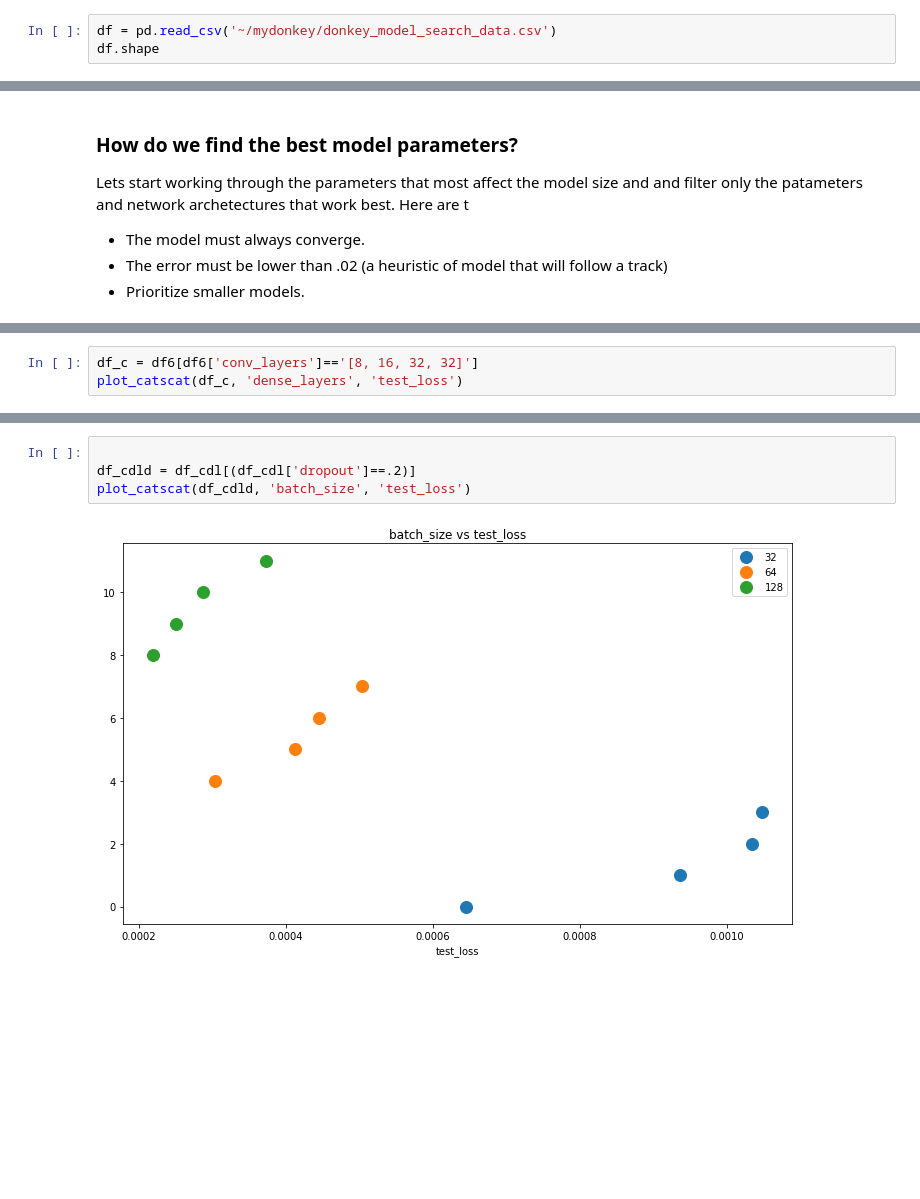
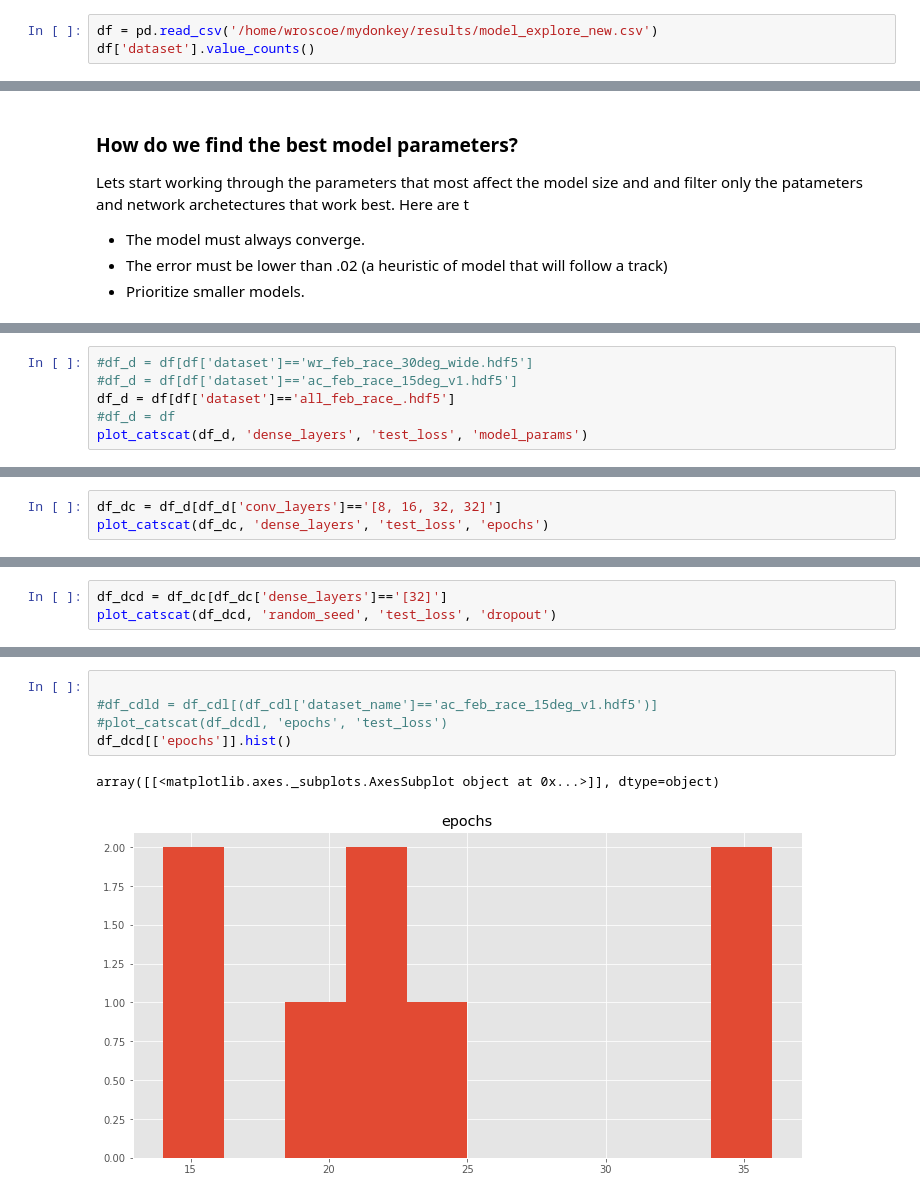
Before and after one commit to wroscoe/notebooks, a Jupyter notebook: Donkey Model Exploration.ipynb, the cells around one changed output, grey strips where cells are left out. Saved outputs shown, nothing was run; the diff lists cells and outputs as text; blank space fills up the shorter version.

```diff
--- a/Donkey Model Exploration.ipynb
+++ b/Donkey Model Exploration.ipynb
@@ -66,6 +64,6 @@ I don't have a great intution about neural network archetectures so I decided to
 # %% [markdown]
 ## Get the test results
 # %%
-df = pd.read_csv('~/mydonkey/donkey_model_search_data.csv')
-df.shape
+df = pd.read_csv('/home/wroscoe/mydonkey/results/model_explore_new.csv')
+df['dataset'].value_counts()
 # %% [output]
@@ -134,0 +147,6 @@ plot_catscat(df, 'conv_layers', 'test_loss')
+# %%
+#df_d = df[df['dataset']=='wr_feb_race_30deg_wide.hdf5']
+#df_d = df[df['dataset']=='ac_feb_race_15deg_v1.hdf5']
+df_d = df[df['dataset']=='all_feb_race_.hdf5']
+#df_d = df
+plot_catscat(df_d, 'dense_layers', 'test_loss', 'model_params')
@@ -135,4 +160,4 @@ plot_catscat(df, 'conv_layers', 'test_loss')
 # %%
-df_c = df6[df6['conv_layers']=='[8, 16, 32, 32]']
-plot_catscat(df_c, 'dense_layers', 'test_loss')
+df_dc = df_d[df_d['conv_layers']=='[8, 16, 32, 32]']
+plot_catscat(df_dc, 'dense_layers', 'test_loss', 'epochs')
 # %% [output]
@@ -149,0 +165,3 @@ plot_catscat(df_cdl, 'dataset', 'test_loss')
+# %%
+df_dcd = df_dc[df_dc['dense_layers']=='[32]']
+plot_catscat(df_dcd, 'random_seed', 'test_loss', 'dropout')
@@ -150,6 +174,8 @@ plot_catscat(df_cdl, 'dataset', 'test_loss')
 # %%
 
-df_cdld = df_cdl[(df_cdl['dropout']==.2)]
-plot_catscat(df_cdld, 'batch_size', 'test_loss')
+#df_cdld = df_cdl[(df_cdl['dataset_name']=='ac_feb_race_15deg_v1.hdf5')]
+#plot_catscat(df_dcdl, 'epochs', 'test_loss')
+df_dcd[['epochs']].hist()
 # %% [output]
+array([[<matplotlib.axes._subplots.AxesSubplot object at 0x...>]], dtype=object)
-[figure, old version]
+[figure, new version]
```
Also changed, not shown: parts of 46 cells of this notebook.
